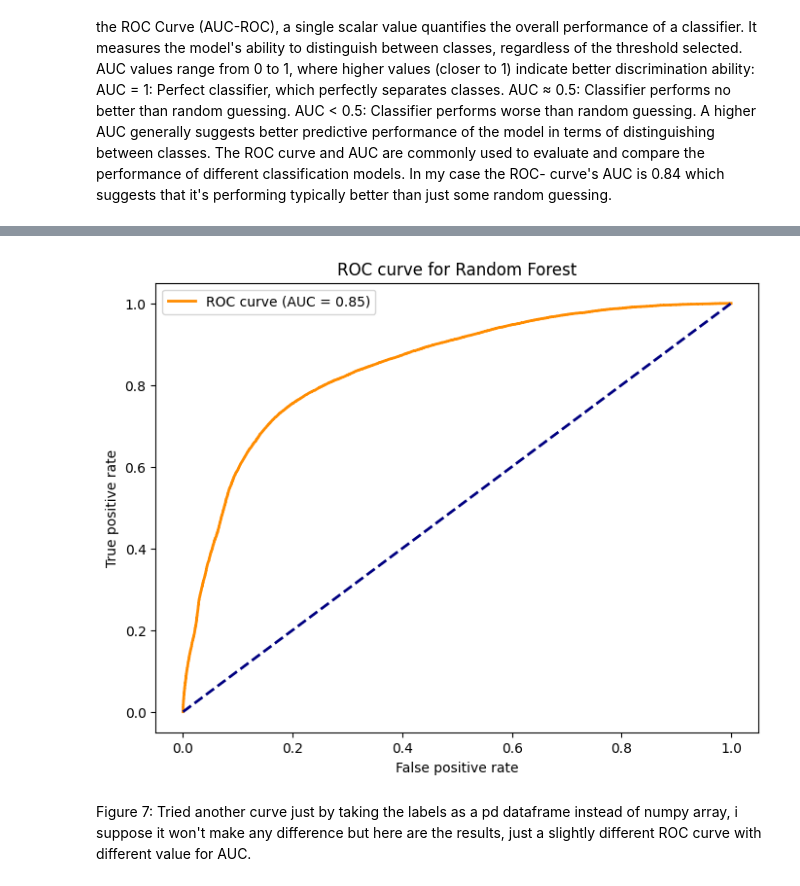
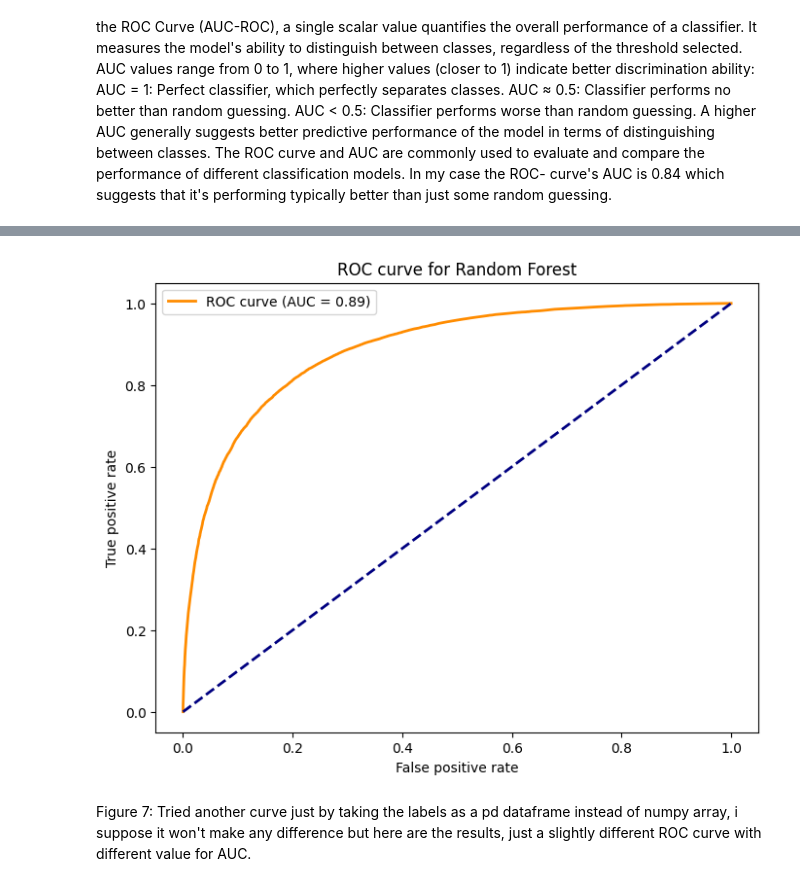
Before and after one commit to Masoomas98/DSPS_MSarfraz, a Jupyter notebook: Homeworks/Homework_9/HMW_9_higgsbosonSearch.ipynb, the cells around one changed output, grey strips where cells are left out. Drawn from its saved outputs; the diff is of its cells as text; code cells hidden in the pictures.

```diff
--- a/Homeworks/Homework_9/HMW_9_higgsbosonSearch.ipynb
+++ b/Homeworks/Homework_9/HMW_9_higgsbosonSearch.ipynb
@@ -579,22 +579,22 @@ Best score is 0.8106728694714133
 |  | mean_fit_time | std_fit_time | mean_score_time | std_score_time | param_n_estimators | param_max_features | ... |
 | 0 | 728.312219 | 9.843926 | 17.64215 | 0.131649 | 1000 | sqrt | ... |
 # %%
-rf_model_label = RandomForestClassifier(n_estimators=1000, max_depth= 3, max_features = 'sqrt', random_state = 42)
+rf_model_label = RandomForestClassifier(n_estimators=1000, max_depth= None, max_features = 'sqrt', random_state = 42)
 rf_model_label.fit(X_train, y_train.values.flatten()=="s")
 # The random forest model by itself
 y_pred_grd_rfcat = rf_model_label.predict_proba(X_test)[:, 1]
 fpr_rf, tpr_rf, _ = roc_curve(y_test.values.flatten()=="s", y_pred_grd_rfcat)
 roc_auc_rf = auc(fpr_rf, tpr_rf)
 # Plot ROC curve
 plt.figure(figsize=(8, 6))
 plt.plot(fpr_rf, tpr_rf, color='darkorange', lw=2, label=f'ROC curve (AUC = {roc_auc_rf:.2f})')
 plt.plot([0, 1], [0, 1], color='navy', lw=2, linestyle='--')
 plt.xlabel('False positive rate')
 plt.ylabel('True positive rate')
 plt.title('ROC curve for Random Forest')
 plt.legend(loc='best')
 plt.show()
 # %% [output]
-[figure, old version]
+[figure, new version]
 # %% [markdown]
 Figure 7: Tried another curve just by taking the labels as a pd dataframe instead of numpy array, i suppose it won't make any difference but here are the results, just a slightly different ROC curve with different value for AUC.
```
